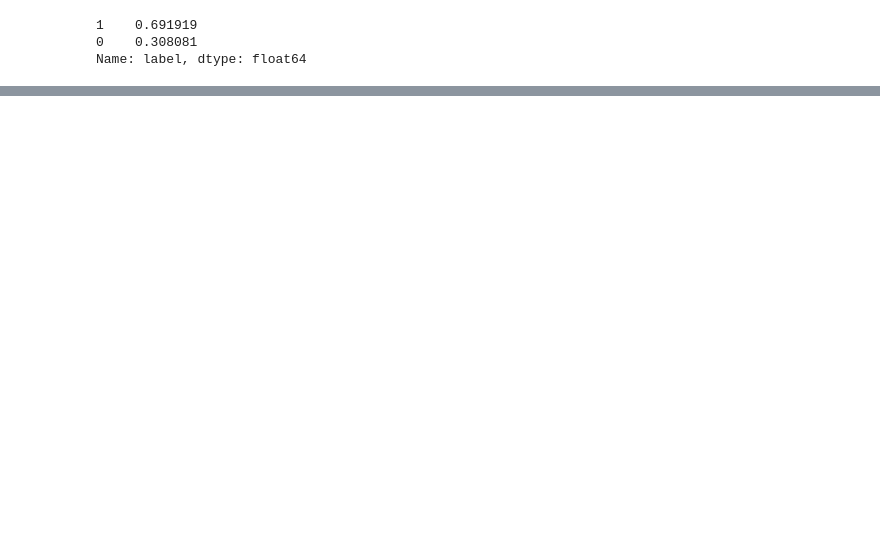
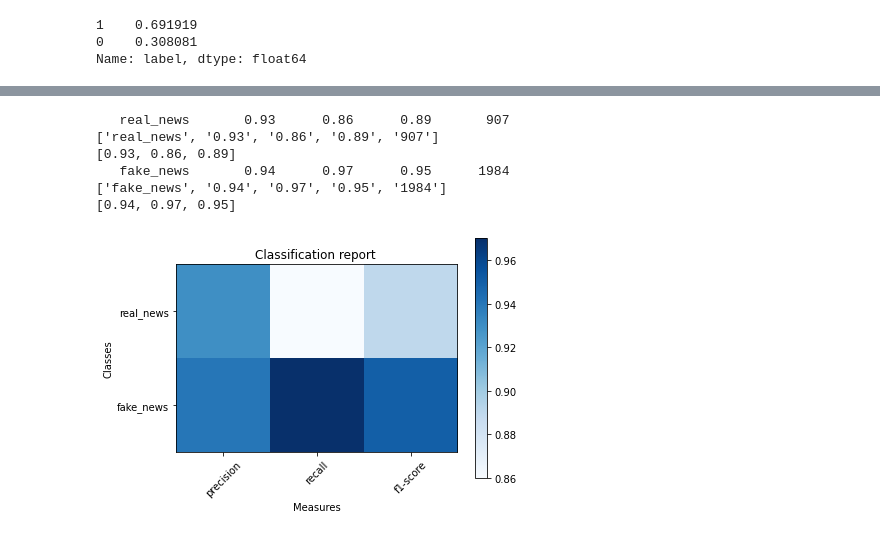
Before and after one commit to DkMaria/Fake-News-Detection, a Jupyter notebook: kge1401.ipynb, the cells around one changed output, grey strips where cells are left out. Drawn from its saved outputs; the diff is of its cells as text; code cells hidden in the pictures; blank space fills up the shorter version.

```diff
--- a/kge1401.ipynb
+++ b/kge1401.ipynb
@@ -337,0 +259,4 @@ weighted avg       0.95      0.95      0.94      2891
+# %%
+print('Classification report for TransE - XGBclassifier with label information')
+target_names = ['real_news', 'fake_news']
+print(classification_report(y1_test,  clf_model.predict(X_test_clf),target_names = target_names))
@@ -337,0 +273,48 @@ weighted avg       0.95      0.95      0.94      2891
+# %%
+import matplotlib.pyplot as plt
+import numpy as np
+
+def plot_classification_report(cr, title='Classification report ', with_avg_total=False, cmap=plt.cm.Blues):
+
+    lines = cr.split('\n')
+
+    classes = []
+    plotMat = []
+    for line in lines[2 : (len(lines) - 5)]:
+        print(line)
+        t = line.split()
+        print(t)
+        classes.append(t[0])
+        v = [float(x) for x in t[1: len(t) - 1]]
+        print(v)
+        plotMat.append(v)
+
+    if with_avg_total:
+        aveTotal = lines[len(lines) - 1].split()
+        classes.append('avg/total')
+        vAveTotal = [float(x) for x in t[1:len(aveTotal) - 1]]
+        plotMat.append(vAveTotal)
+
+
+    plt.imshow(plotMat, interpolation='nearest', cmap=cmap)
+    plt.title(title)
+    plt.colorbar()
+    x_tick_marks = np.arange(3)
+    y_tick_marks = np.arange(len(classes))
+    plt.xticks(x_tick_marks, ['precision', 'recall', 'f1-score'], rotation=45)
+    plt.yticks(y_tick_marks, classes)
+    plt.tight_layout()
+    plt.ylabel('Classes')
+    plt.xlabel('Measures')
+
+
+ClassificationReport = classification_report(y1_test, clf_model.predict(X_test_clf),target_names = target_names)
+plot_classification_report(ClassificationReport)
+# %% [output]
+   real_news       0.93      0.86      0.89       907
+['real_news', '0.93', '0.86', '0.89', '907']
+[0.93, 0.86, 0.89]
+   fake_news       0.94      0.97      0.95      1984
+['fake_news', '0.94', '0.97', '0.95', '1984']
+[0.94, 0.97, 0.95]
+[figure, added]
```
Also changed, not shown: parts of 32 cells of this notebook.
